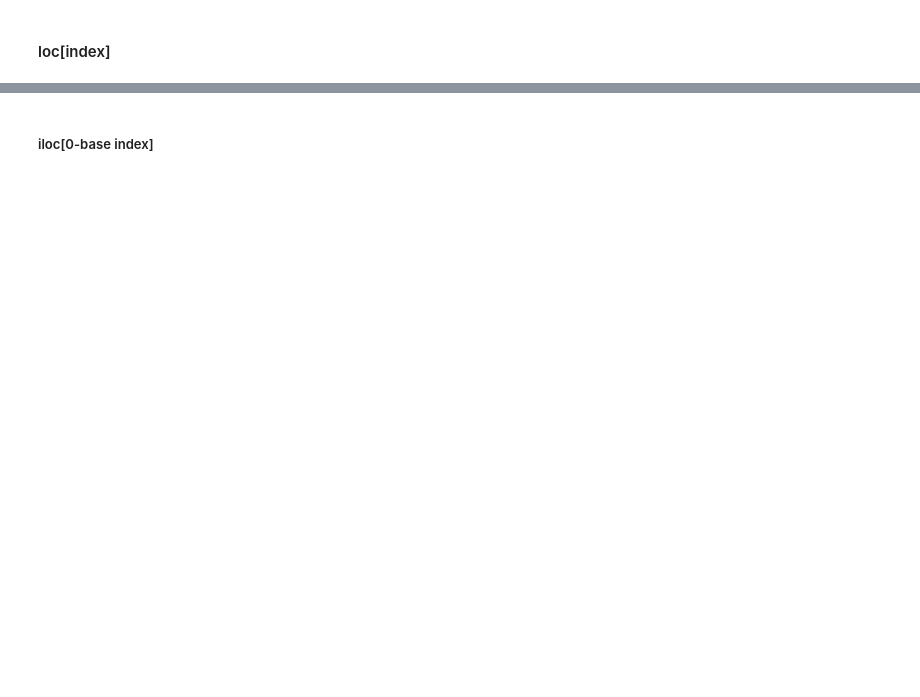
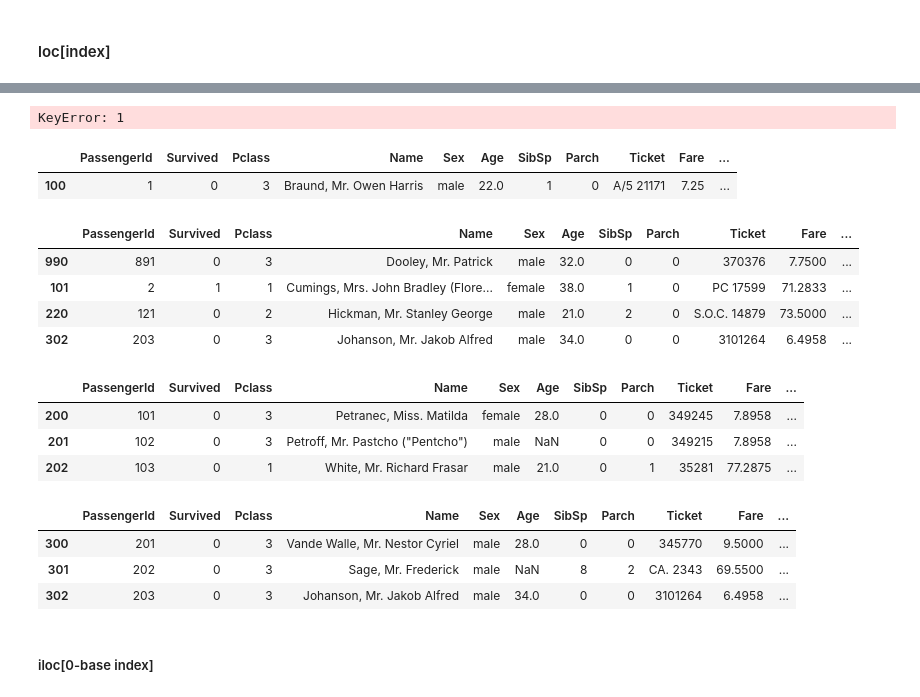
Before and after one commit to taejong12/itbank_DataAnalysis, a Jupyter notebook: itbank_DataAnalysis/5. Pandas/10. DataFrame. Column, Row 선택.ipynb, the cells around one changed output, grey strips where cells are left out. Saved outputs shown, nothing was run; the diff lists cells and outputs as text; code cells hidden in the pictures; blank space fills up the shorter version.

```diff
--- a/itbank_DataAnalysis/5. Pandas/10. DataFrame. Column, Row 선택.ipynb
+++ b/itbank_DataAnalysis/5. Pandas/10. DataFrame. Column, Row 선택.ipynb
@@ -203,2 +251,33 @@ df[::-1]  # 역순
+# %%
+df.loc[1]
+# %% [output]
+KeyError: 1
+# %%
+df.loc[[100]]
+# %% [output]
+|  | PassengerId | Survived | Pclass | Name | Sex | Age | SibSp | Parch | Ticket | Fare | ... |
+| 100 | 1 | 0 | 3 | Braund, Mr. Owen Harris | male | 22.0 | 1 | 0 | A/5 21171 | 7.25 | ... |
+# %%
+df.loc[[990, 101, 220, 302]]
+# %% [output]
+|  | PassengerId | Survived | Pclass | Name | Sex | Age | SibSp | Parch | Ticket | Fare | ... |
+| 990 | 891 | 0 | 3 | Dooley, Mr. Patrick | male | 32.0 | 0 | 0 | 370376 | 7.7500 | ... |
+| 101 | 2 | 1 | 1 | Cumings, Mrs. John Bradley (Flore... | female | 38.0 | 1 | 0 | PC 17599 | 71.2833 | ... |
+| 220 | 121 | 0 | 2 | Hickman, Mr. Stanley George | male | 21.0 | 2 | 0 | S.O.C. 14879 | 73.5000 | ... |
+| 302 | 203 | 0 | 3 | Johanson, Mr. Jakob Alfred | male | 34.0 | 0 | 0 | 3101264 | 6.4958 | ... |
+# %%
+df.loc[np.arange(200, 203)]
+# %% [output]
+|  | PassengerId | Survived | Pclass | Name | Sex | Age | SibSp | Parch | Ticket | Fare | ... |
+| 200 | 101 | 0 | 3 | Petranec, Miss. Matilda | female | 28.0 | 0 | 0 | 349245 | 7.8958 | ... |
+| 201 | 102 | 0 | 3 | Petroff, Mr. Pastcho ("Pentcho") | male | NaN | 0 | 0 | 349215 | 7.8958 | ... |
+| 202 | 103 | 0 | 1 | White, Mr. Richard Frasar | male | 21.0 | 0 | 1 | 35281 | 77.2875 | ... |
+# %%
+df[200:203]
+# %% [output]
+|  | PassengerId | Survived | Pclass | Name | Sex | Age | SibSp | Parch | Ticket | Fare | ... |
+| 300 | 201 | 0 | 3 | Vande Walle, Mr. Nestor Cyriel | male | 28.0 | 0 | 0 | 345770 | 9.5000 | ... |
+| 301 | 202 | 0 | 3 | Sage, Mr. Frederick | male | NaN | 8 | 2 | CA. 2343 | 69.5500 | ... |
+| 302 | 203 | 0 | 3 | Johanson, Mr. Jakob Alfred | male | 34.0 | 0 | 0 | 3101264 | 6.4958 | ... |
 # %% [markdown]
 ##### iloc[0-base index]
```
Also changed, not shown: parts of 22 cells of this notebook, 5 other files.
